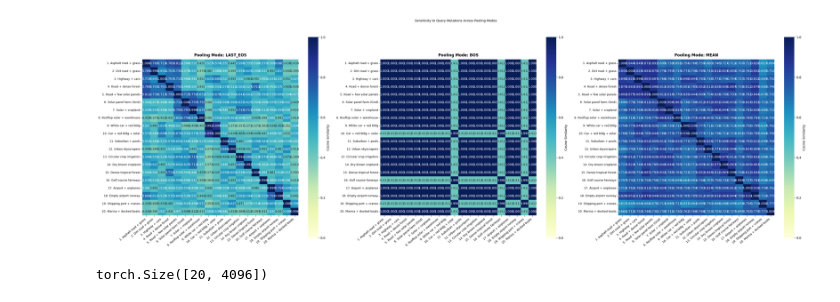
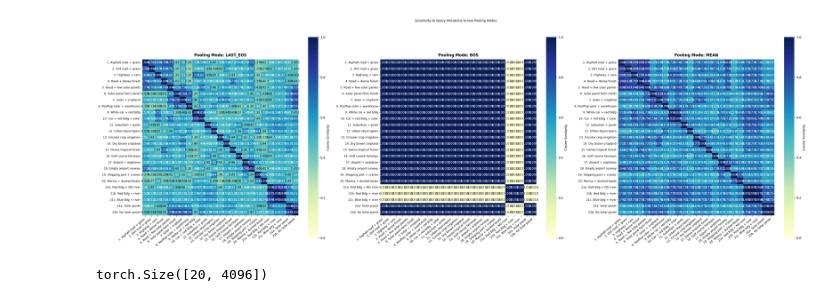
Before and after one commit to sarkarsusanket/esri-vlm, a Jupyter notebook: notebooks/text.ipynb, the cells around one changed output. Cells and saved outputs as stored; diff of their text form; code cells hidden in the pictures.

```diff
--- a/notebooks/text.ipynb
+++ b/notebooks/text.ipynb
@@ -93,7 +93,14 @@ input_texts = [
     "A commercial airport runway with parked passenger airplanes",            # 17. Airport base
     "An empty paved airport runway surrounded by grass clear zones",           # 18. Airport minus planes
     "A busy shipping port with container ships, cranes, and storage yards",    # 19. Port infrastructure
-    "A marina with white boats moored at docks along a coastline"              # 20. Small vessel maritime
+    "A marina with white boats moored at docks along a coastline",              # 20. Small vessel maritime
+
+    # --- Cluster 6: Yes vs No ---
+    "This image gas a red building and a few white tents, but no river",
+    "This image gas a red building and a few white tents, and a river",
+    "This image gas a blue building and a few white tents, and a river",
+    "This image has no solar panels",
+    "This image has solar panels",
 ]
 
 labels = [
@@ -116,13 +123,18 @@ labels = [
     "17. Airport + airplanes",
     "18. Empty airport runway",
     "19. Shipping port + cranes",
-    "20. Marina + docked boats"
+    "20. Marina + docked boats",
+    "21a. Red Bdg + NO river",
+    "21b. Red Bdg + river",
+    "21c. Blue bdg + river",
+    "22a. Solar panel",
+    "22b. No Solar panel"
 ]
 
 # -------------------------------------------------------------------
 # 3. Model Initialization
 # -------------------------------------------------------------------
-model_id = 'Qwen/Qwen3-Embedding-8B'
+model_id = 'Qwen/Qwen3-Embedding-0.6B'
 tokenizer = AutoTokenizer.from_pretrained(model_id, padding_side='left')
 model = AutoModel.from_pretrained(model_id)
 
@@ -161,34 +173,34 @@ for mode in pooling_modes:
     matrices[mode] = sim
 
 # -------------------------------------------------------------------
 # 6. Plot Side-by-Side Comparative EDA Heatmaps
 # -------------------------------------------------------------------
 fig, axes = plt.subplots(1, 3, figsize=(32, 10))
 
 for ax, mode in zip(axes, pooling_modes):
     sns.heatmap(
         matrices[mode],
         annot=True,
         fmt=".3f",
         cmap="YlGnBu",
         xticklabels=labels,
         yticklabels=labels,
         cbar_kws={'label': 'Cosine Similarity'},
         vmin=0.0,
         vmax=1.0,
         ax=ax,
         square=True
     )
     ax.set_title(f"Pooling Mode: {mode.upper()}", fontsize=12, fontweight='bold', pad=10)
     ax.set_xticklabels(labels, rotation=40, ha='right', fontsize=9)
     ax.set_yticklabels(labels, rotation=0, fontsize=9)
 
 plt.suptitle("Qwen3", fontsize=15, fontweight='bold', y=1.02)
 plt.suptitle("Sensitivity to Query Mutations Across Pooling Modes", fontsize=10, y=1.03)
 plt.tight_layout()
 plt.show()
 # %% [output]
-[figure, old version]
+[figure, new version]
 # %%
 emb.shape
 # %% [output]
```
Also changed, not shown: 10 other files.
